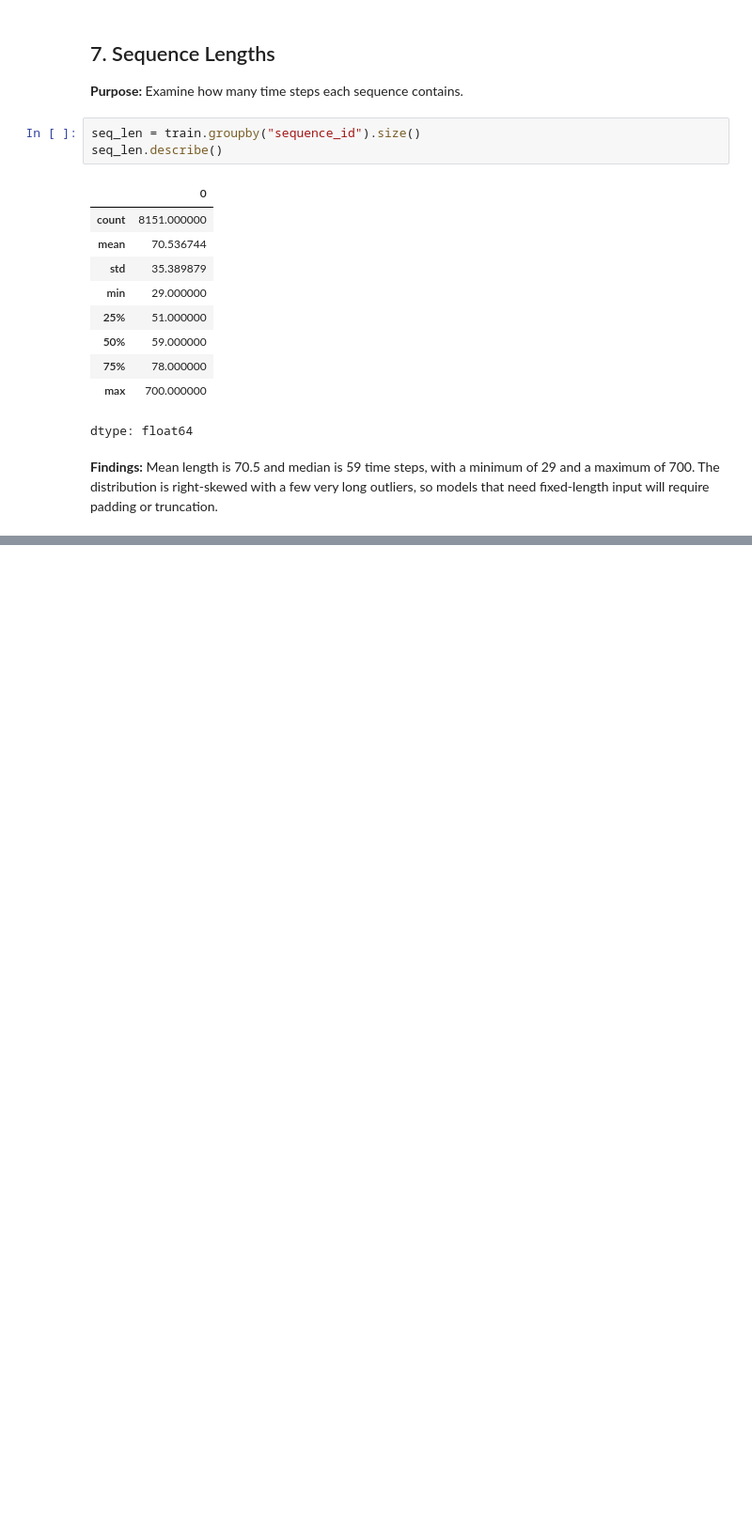
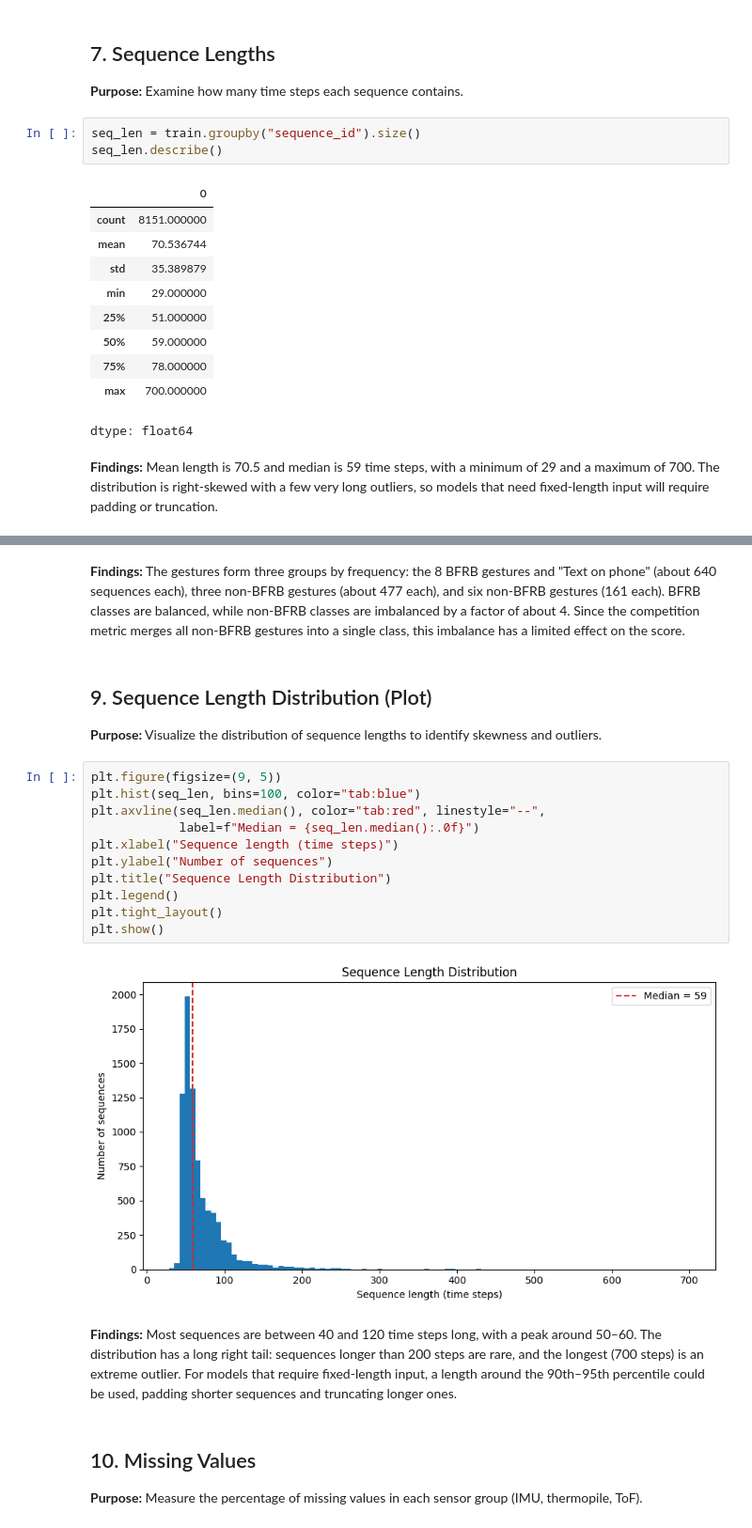
Before and after one commit to ezgitemur/GROUP18_CENG313, a Jupyter notebook: assignment1_eda_baseline.ipynb, the cells around one changed output, grey strips where cells are left out. Shown at 94% size. Cells and saved outputs as stored; diff of their text form; blank space fills up the shorter version.

```diff
--- a/assignment1_eda_baseline.ipynb
+++ b/assignment1_eda_baseline.ipynb
@@ -140,0 +163,23 @@ dtype: float64
+# %% [markdown]
+**Findings:** The gestures form three groups by frequency: the 8 BFRB gestures and "Text on phone" (about 640 sequences each), three non-BFRB gestures (about 477 each), and six non-BFRB gestures (161 each). BFRB classes are balanced, while non-BFRB classes are imbalanced by a factor of about 4. Since the competition metric merges all non-BFRB gestures into a single class, this imbalance has a limited effect on the score.
+# %% [markdown]
+## 9. Sequence Length Distribution (Plot)
+**Purpose:** Visualize the distribution of sequence lengths to identify skewness and outliers.
+# %%
+plt.figure(figsize=(9, 5))
+plt.hist(seq_len, bins=100, color="tab:blue")
+plt.axvline(seq_len.median(), color="tab:red", linestyle="--",
+            label=f"Median = {seq_len.median():.0f}")
+plt.xlabel("Sequence length (time steps)")
+plt.ylabel("Number of sequences")
+plt.title("Sequence Length Distribution")
+plt.legend()
+plt.tight_layout()
+plt.show()
+# %% [output]
+[figure, added]
+# %% [markdown]
+**Findings:** Most sequences are between 40 and 120 time steps long, with a peak around 50–60. The distribution has a long right tail: sequences longer than 200 steps are rare, and the longest (700 steps) is an extreme outlier. For models that require fixed-length input, a length around the 90th–95th percentile could be used, padding shorter sequences and truncating longer ones.
+# %% [markdown]
+## 10. Missing Values
+**Purpose:** Measure the percentage of missing values in each sensor group (IMU, thermopile, ToF).
```
Also changed, not shown: parts of 9 cells of this notebook.
